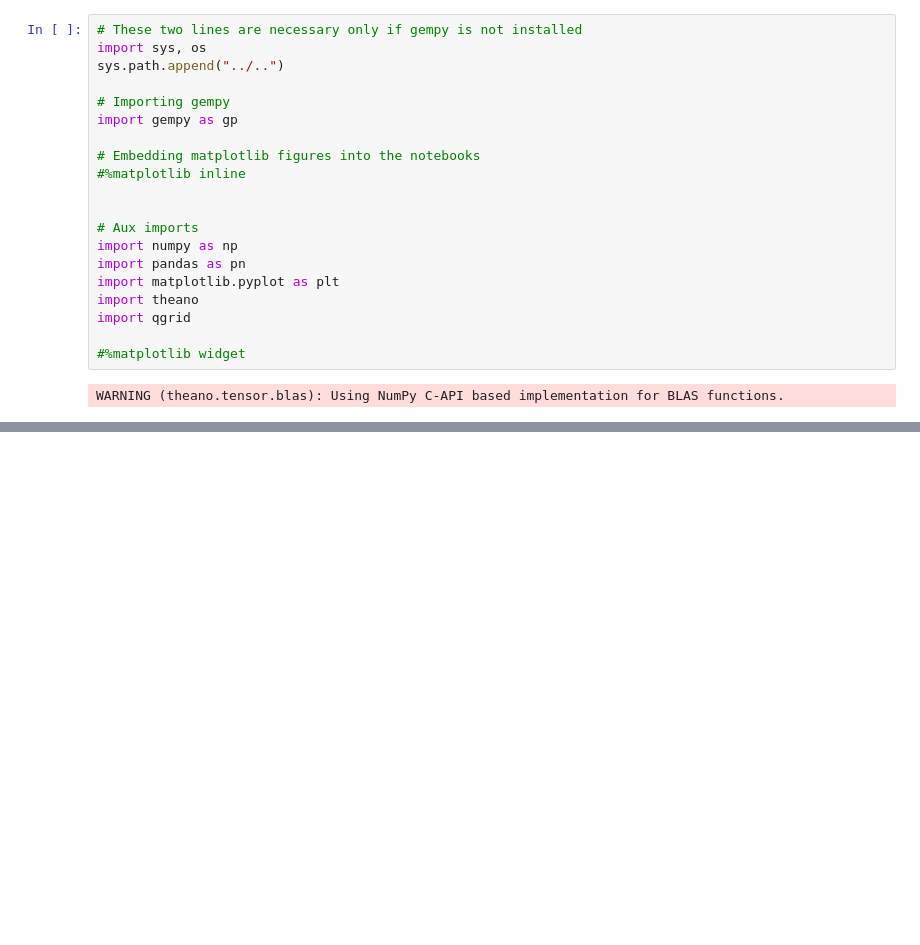
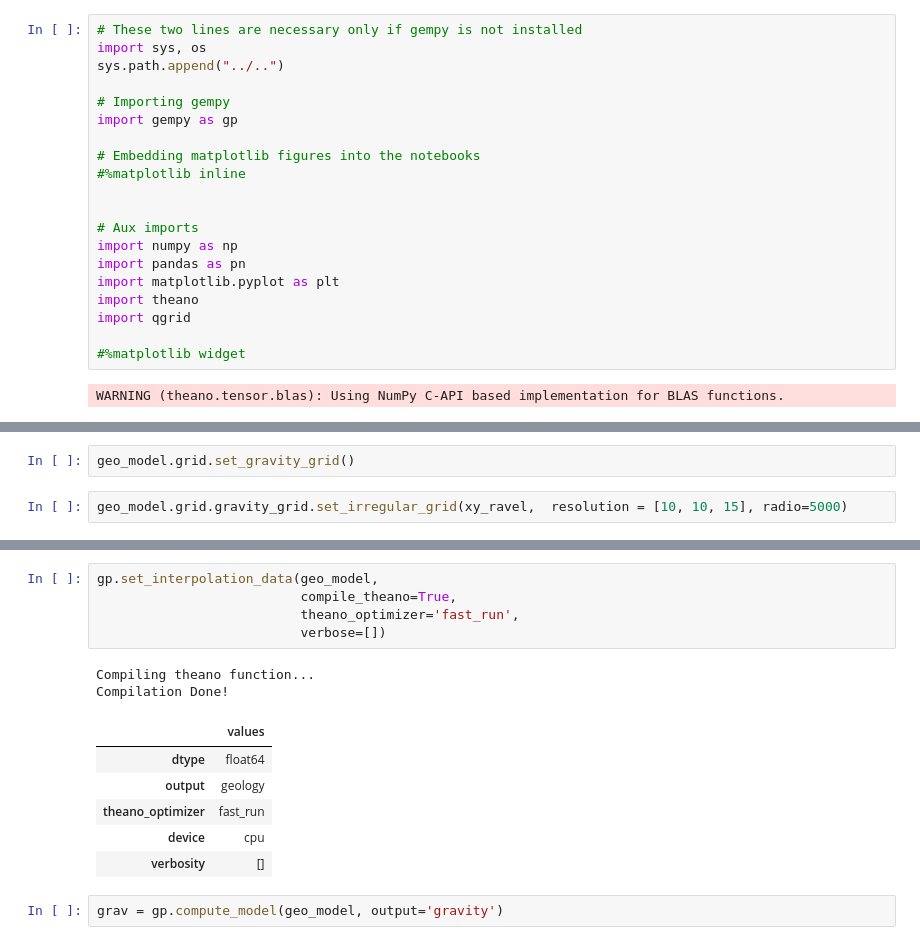
Before and after one commit to gempy-project/gempy, a Jupyter notebook: notebooks/tutorials/ch2-1-Gravity.ipynb, the cells around one changed output, grey strips where cells are left out. Cells and saved outputs as stored; diff of their text form; blank space fills up the shorter version.

```diff
--- a/notebooks/tutorials/ch2-1-Gravity.ipynb
+++ b/notebooks/tutorials/ch2-1-Gravity.ipynb
@@ -166,0 +59,4 @@ gp.plot.plot_section(geo_model, cell_number=25, block_type=geo_model.solutions.l
+# %%
+geo_model.grid.set_gravity_grid()
+# %%
+geo_model.grid.gravity_grid.set_irregular_grid(xy_ravel,  resolution = [10, 10, 15], radio=5000)
@@ -166,0 +82,16 @@ gp.plot.plot_section(geo_model, cell_number=25, block_type=geo_model.solutions.l
+# %%
+gp.set_interpolation_data(geo_model,
+                          compile_theano=True,
+                          theano_optimizer='fast_run',
+                          verbose=[])
+# %% [output]
+Compiling theano function...
+Compilation Done!
+|  | values |
+| dtype | float64 |
+| output | geology |
+| theano_optimizer | fast_run |
+| device | cpu |
+| verbosity | [] |
+# %%
+grav = gp.compute_model(geo_model, output='gravity')
```
Also changed, not shown: parts of 33 cells of this notebook, 10 other files.
